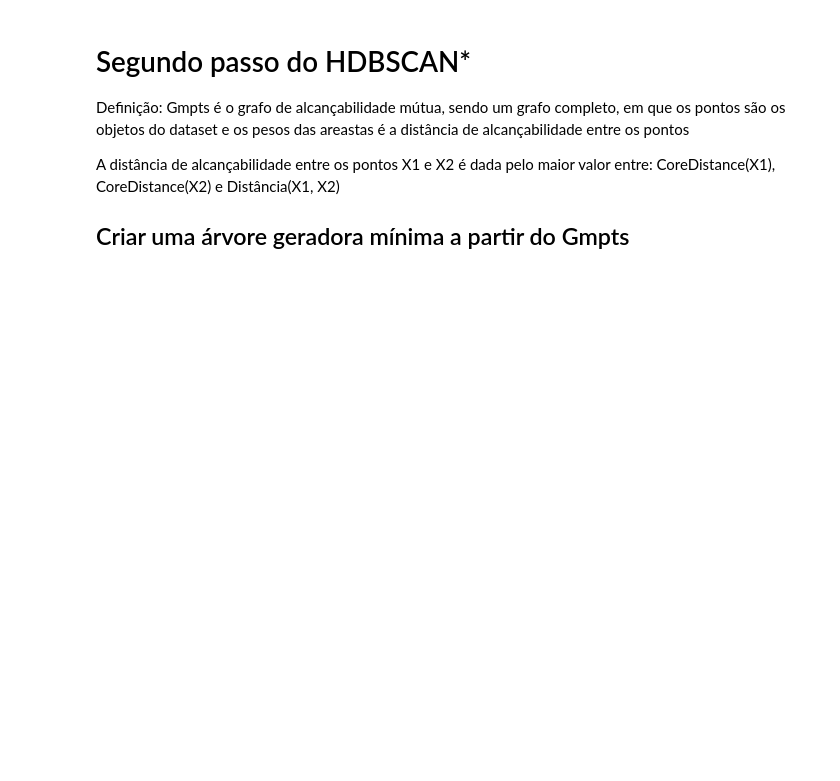
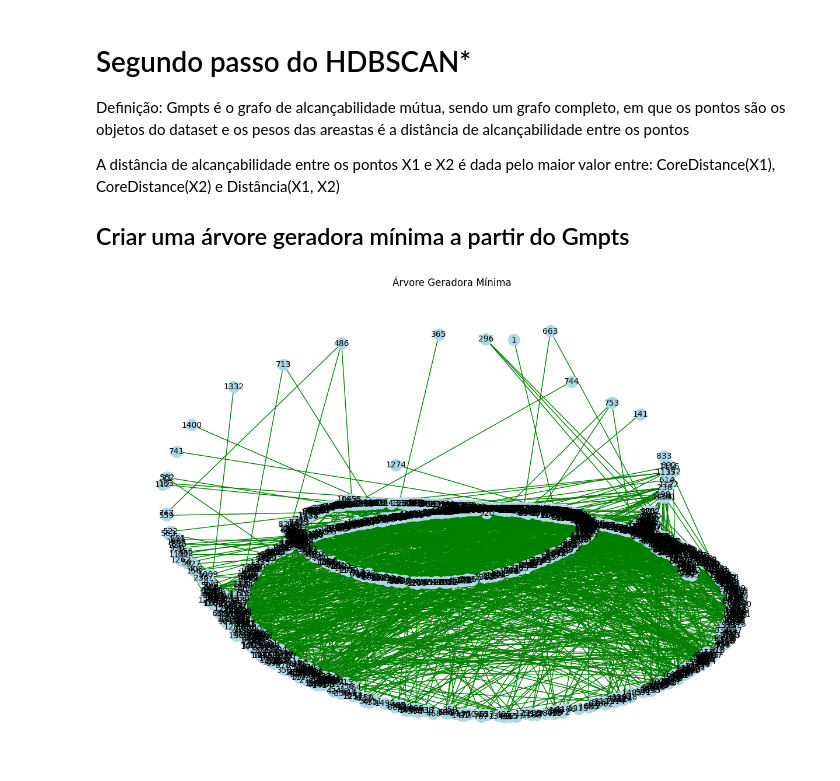
Before and after one commit to rnlobao/graph-construction-SSL, a Jupyter notebook: graph-construction-ssl.ipynb, the cells around one changed output. Cells and saved outputs as stored; diff of their text form; code cells hidden in the pictures; blank space fills up the shorter version.

```diff
--- a/graph-construction-ssl.ipynb
+++ b/graph-construction-ssl.ipynb
@@ -197,0 +106,41 @@ A distância de alcançabilidade entre os pontos X1 e X2 é dada pelo maior valo
+# %%
+# TEMOS QUE CRIAR UMA FUNÇÃO QUE CALCULA A DISTÂNCIA DE ALCANÇABILIDADE ENTRE DOIS PONTOS
+
+def calculoDistanciaAlcancabilidadeMutua():
+    distancia_alcancabilidade_mutua = []
+    for i in range(len(X)):
+        alcancabilidade_mutua = []
+        for j in range(len(X)):
+            if i != j:
+                distancia = np.linalg.norm(X[i] - X[j])
+                reachability_distance = max(distancia, listaDeRaiosMinimos[j])
+                alcancabilidade_mutua.append(reachability_distance)
+        distancia_alcancabilidade_mutua.append(alcancabilidade_mutua)
+
+    print("Distância de Alcançabilidade Mútua:")
+    for i in range(len(distancia_alcancabilidade_mutua)):
+        for j in range(len(distancia_alcancabilidade_mutua[i])):
+            print(f"Ponto {i} para Ponto {j}: {distancia_alcancabilidade_mutua[i][j]}")
+    return distancia_alcancabilidade_mutua
+# %%
+G = nx.Graph()
+
+distancia_alcancabilidade_mutua = calculoDistanciaAlcancabilidadeMutua()
+
+num_instancias = len(distancia_alcancabilidade_mutua)
+G.add_nodes_from(range(num_instancias))
+
+for i in range(len(distancia_alcancabilidade_mutua)):
+    for j in range(len(distancia_alcancabilidade_mutua[i])):
+        peso = distancia_alcancabilidade_mutua[i][j]
+        G.add_edge(i, j, weight=peso)
+# %%
+minimum_spanning_tree = nx.minimum_spanning_tree(G)
+
+pos = nx.spring_layout(G)
+plt.figure(figsize=(12, 8))
+nx.draw(minimum_spanning_tree, pos, with_labels=True, node_size=200, font_size=10, font_color='black', node_color='lightblue', edge_color='green')
+plt.title("Árvore Geradora Mínima")
+plt.show()
+# %% [output]
+[figure, added]
```
Also changed, not shown: parts of 5 cells of this notebook.
